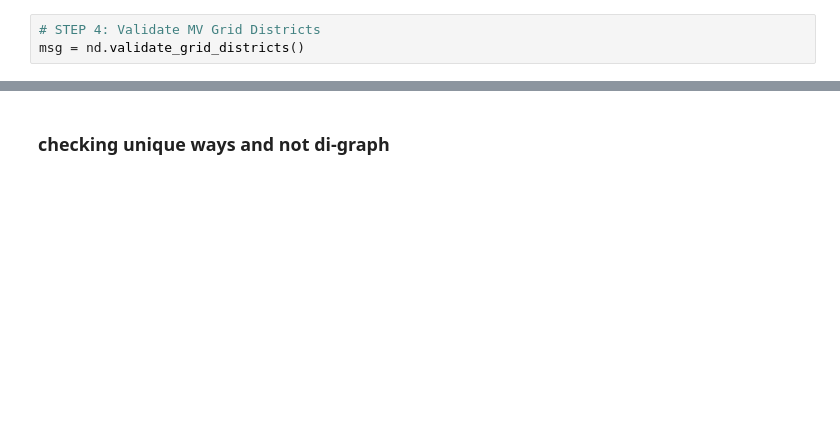
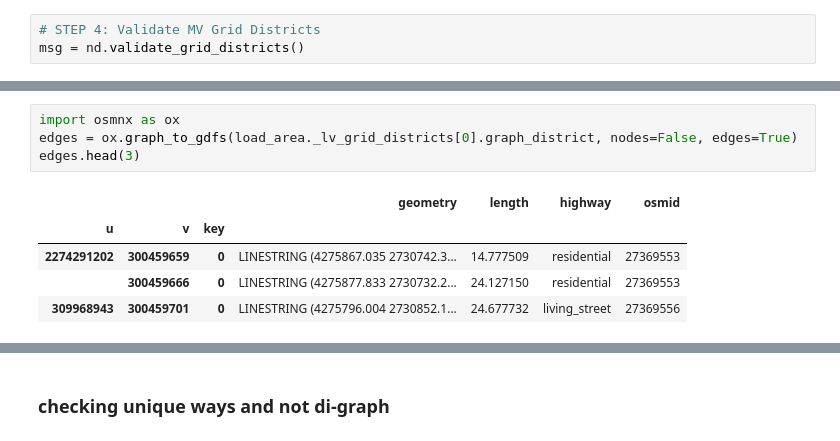
Before and after one commit to openego/ding0, a Jupyter notebook: ding0/lv_grid_testing-11.17.ipynb, the cells around one changed output, grey strips where cells are left out. Drawn from its saved outputs; the diff is of its cells as text; blank space fills up the shorter version.

```diff
--- a/ding0/lv_grid_testing-11.17.ipynb
+++ b/ding0/lv_grid_testing-11.17.ipynb
@@ -182,0 +145,10 @@ lv_loads_grid
+# %%
+import osmnx as ox
+edges = ox.graph_to_gdfs(load_area._lv_grid_districts[0].graph_district, nodes=False, edges=True)
+edges.head(3)
+# %% [output]
+|  |  |  | geometry | length | highway | osmid |
+| u | v | key |  |  |  |  |
+| 2274291202 | 300459659 | 0 | LINESTRING (4275867.035 2730742.3... | 14.777509 | residential | 27369553 |
+|  | 300459666 | 0 | LINESTRING (4275877.833 2730732.2... | 24.127150 | residential | 27369553 |
+| 309968943 | 300459701 | 0 | LINESTRING (4275796.004 2730852.1... | 24.677732 | living_street | 27369556 |
```
Also changed, not shown: parts of 14 cells of this notebook, 1 other file.
